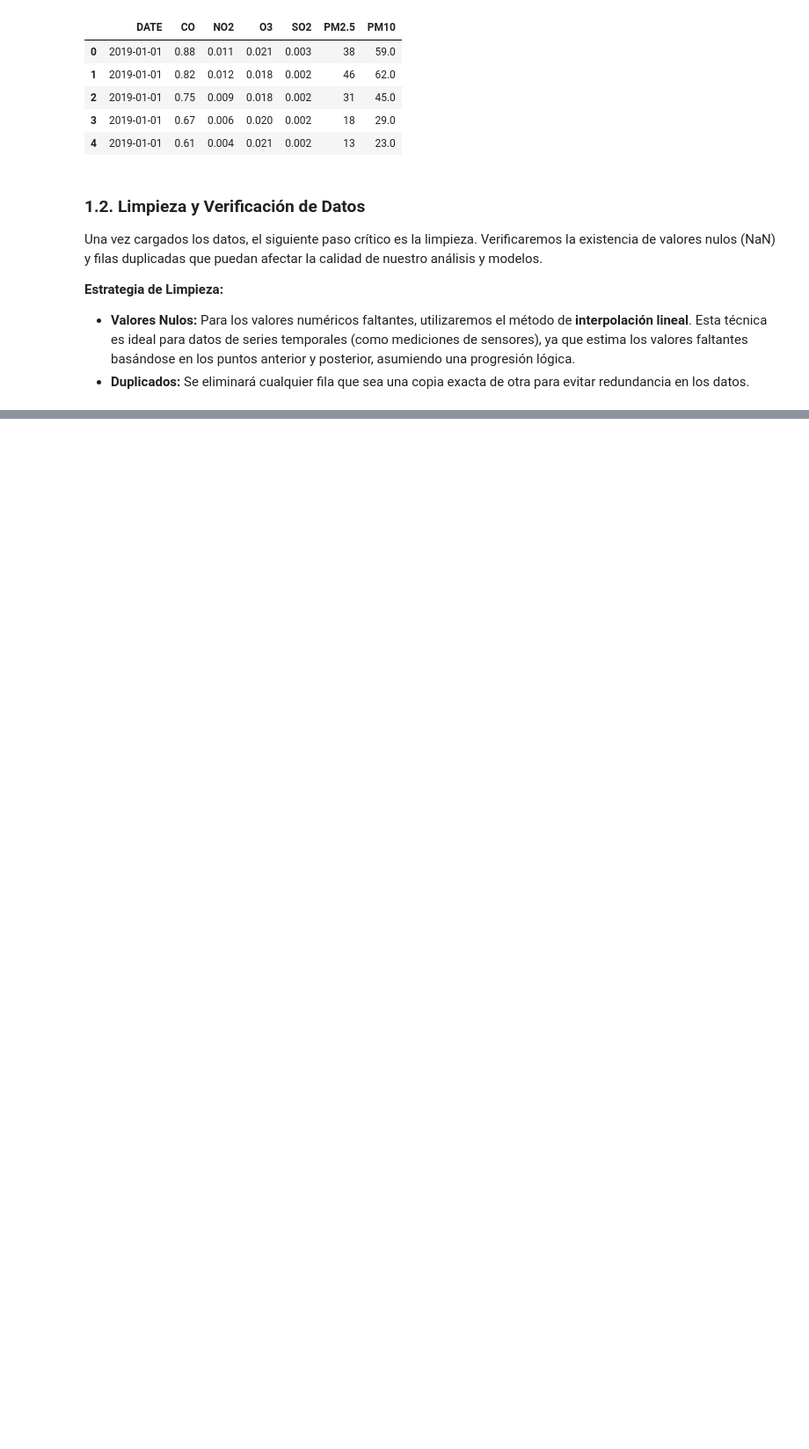
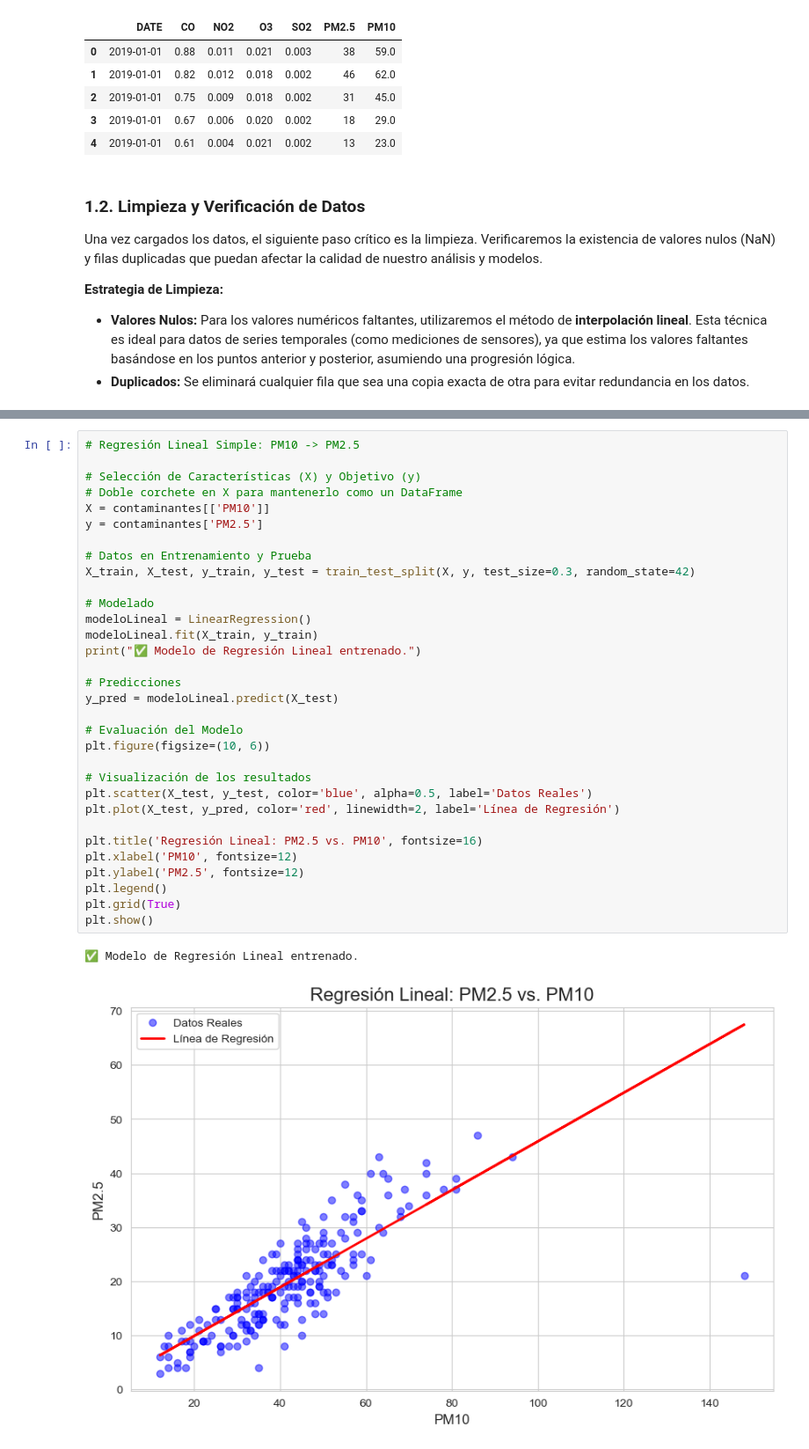
Before and after one commit to EmilianoRdzV/moca-analisis-contaminantes, a Jupyter notebook: Notebooks/CalidadAire.ipynb, the cells around one changed output, grey strips where cells are left out. Shown at 88% size. Cells and saved outputs as stored; diff of their text form; blank space fills up the shorter version.

Commit message:
feat: regresion lineal

```diff
--- a/Notebooks/CalidadAire.ipynb
+++ b/Notebooks/CalidadAire.ipynb
@@ -105,0 +181,35 @@ memory usage: 40.7 KB
+# %%
+# Regresión Lineal Simple: PM10 -> PM2.5
+
+# Selección de Características (X) y Objetivo (y)
+# Doble corchete en X para mantenerlo como un DataFrame
+X = contaminantes[['PM10']]
+y = contaminantes['PM2.5']
+
+# Datos en Entrenamiento y Prueba
+X_train, X_test, y_train, y_test = train_test_split(X, y, test_size=0.3, random_state=42)
+
+# Modelado
+modeloLineal = LinearRegression()
+modeloLineal.fit(X_train, y_train)
+print("✅ Modelo de Regresión Lineal entrenado.")
+
+# Predicciones
+y_pred = modeloLineal.predict(X_test)
+
+# Evaluación del Modelo
+plt.figure(figsize=(10, 6))
+
+# Visualización de los resultados
+plt.scatter(X_test, y_test, color='blue', alpha=0.5, label='Datos Reales')
+plt.plot(X_test, y_pred, color='red', linewidth=2, label='Línea de Regresión')
+
+plt.title('Regresión Lineal: PM2.5 vs. PM10', fontsize=16)
+plt.xlabel('PM10', fontsize=12)
+plt.ylabel('PM2.5', fontsize=12)
+plt.legend()
+plt.grid(True)
+plt.show()
+# %% [output]
+✅ Modelo de Regresión Lineal entrenado.
+[figure, added]
```
Also changed, not shown: parts of 8 cells of this notebook, 2 other files.
